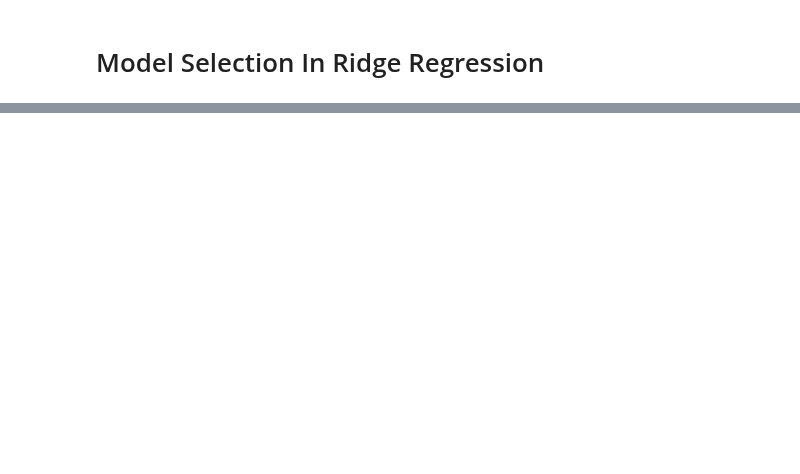
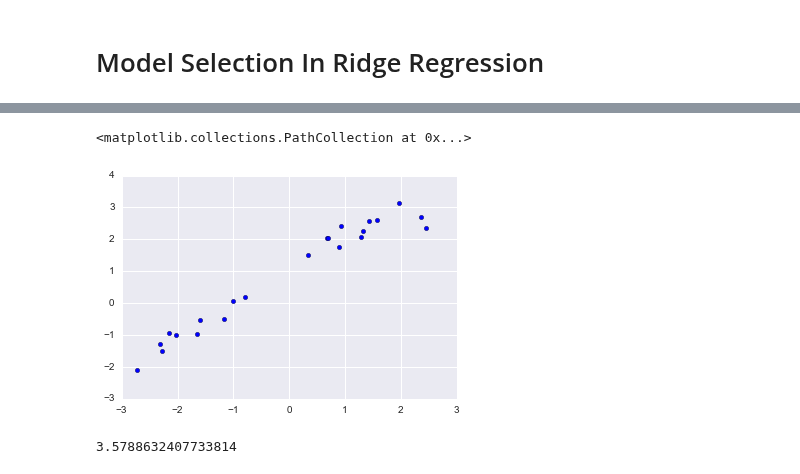
Before and after one commit to PhilChodrow/6.867_hwk1, a Jupyter notebook: P2.ipynb, the cells around one changed output, grey strips where cells are left out. Saved outputs shown, nothing was run; the diff lists cells and outputs as text; code cells hidden in the pictures; blank space fills up the shorter version.

```diff
--- a/P2.ipynb
+++ b/P2.ipynb
@@ -55,0 +58,11 @@ plt.tight_layout()
+# %%
+from funs import regressData
+reload(regressData)
+(X_A,Y_A) = regressData.getData('regressA_train.txt')
+(X_B,Y_B) = regressData.getData('regressB_train.txt')
+(X_V,Y_V) = regressData.getData('regress_validate.txt')
+# %%
+plt.scatter(X_V,Y_V)
+# %% [output]
+<matplotlib.collections.PathCollection at 0x...>
+[figure, added]
@@ -55,0 +76,4 @@ plt.tight_layout()
+# %%
+train_and_validate(4, .000001)
+# %% [output]
+3.5788632407733814
```
Also changed, not shown: parts of 3 cells of this notebook, 1 other file.
